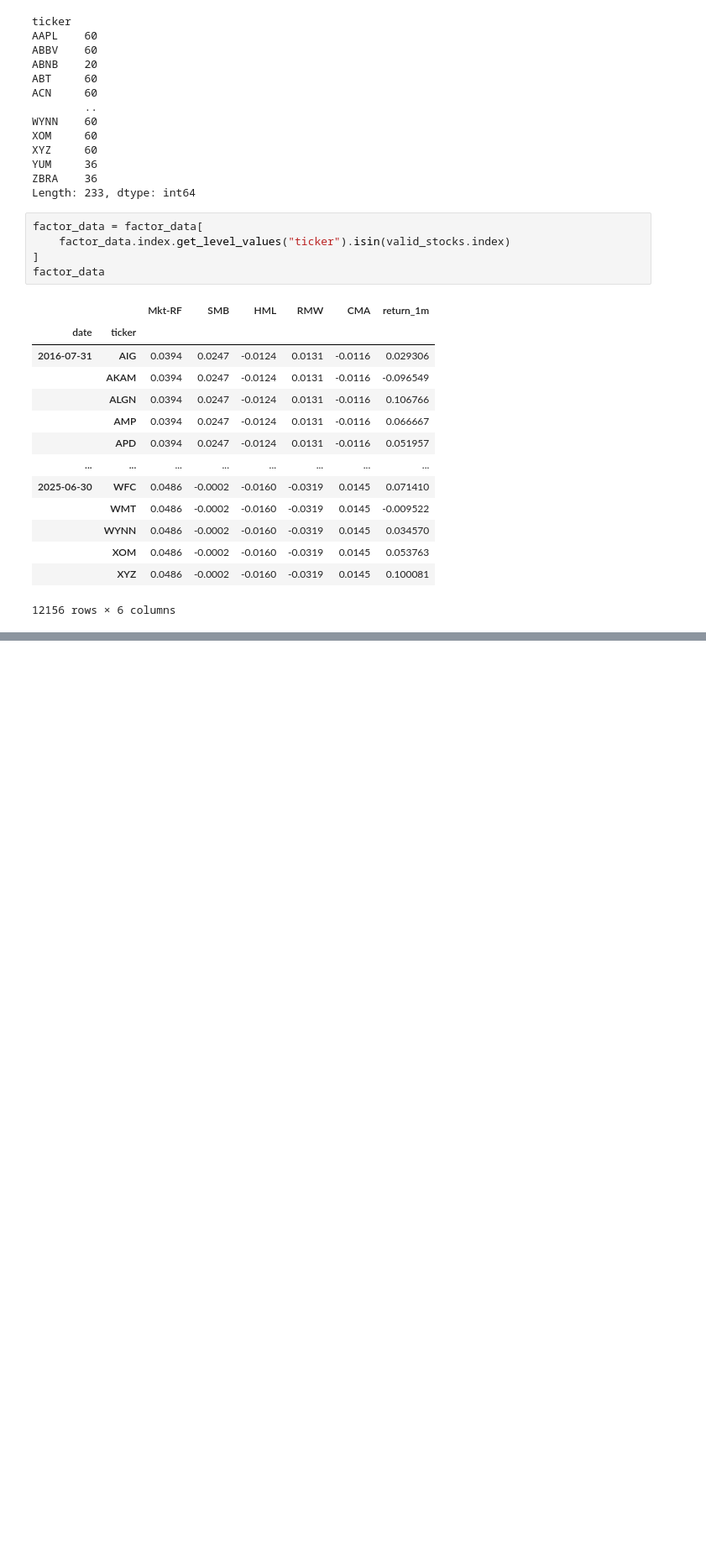
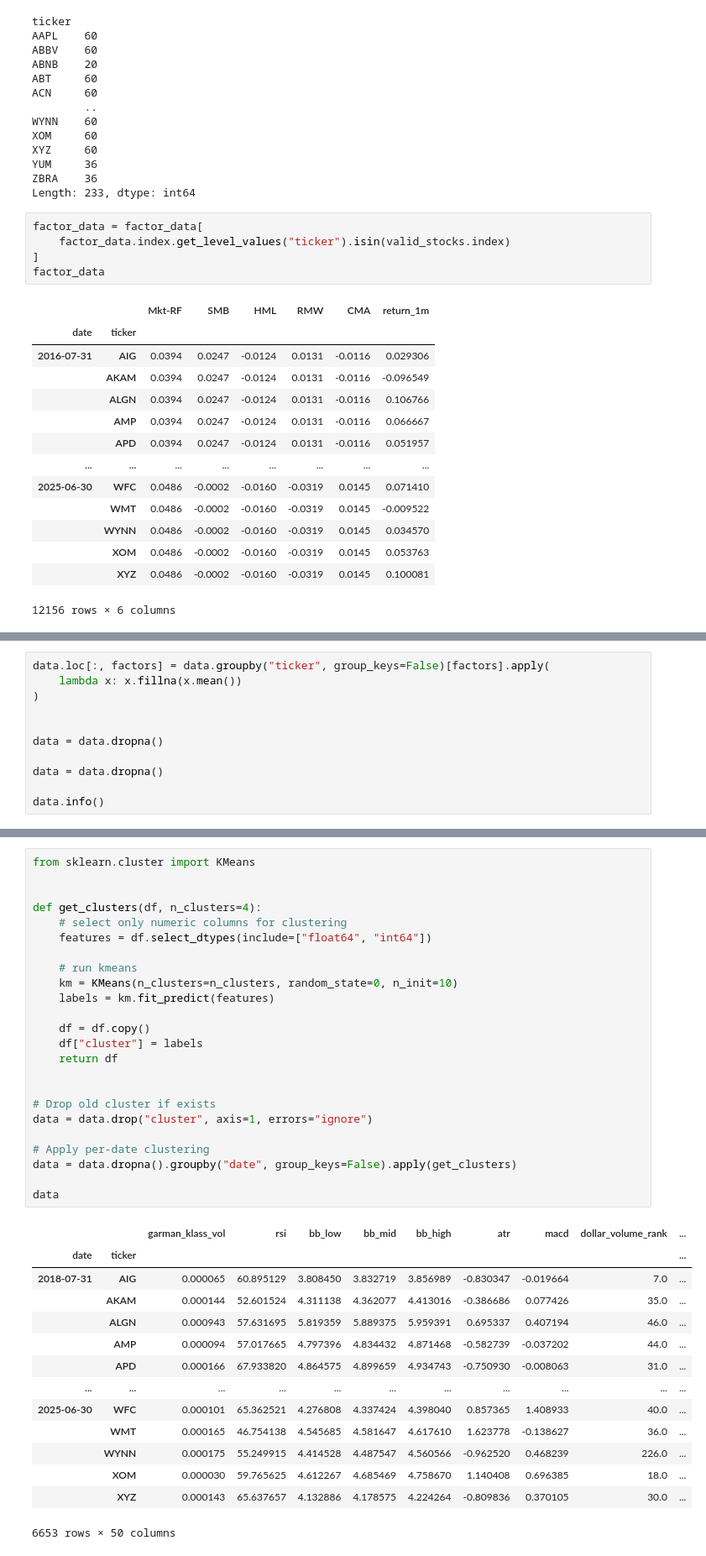
Before and after one commit to AmanSah17/Quantconnect_chatbot, a Jupyter notebook: 00_raw_data_visualaization.ipynb, the cells around one changed output, grey strips where cells are left out. Shown: that part at 84% size. Saved outputs shown, nothing was run; the diff lists cells and outputs as text; blank space fills up the shorter version.

Commit message:
KMean clustering

```diff
--- a/00_raw_data_visualaization.ipynb
+++ b/00_raw_data_visualaization.ipynb
@@ -651,0 +743,11 @@ factor_data
+# %%
+data.loc[:, factors] = data.groupby("ticker", group_keys=False)[factors].apply(
+    lambda x: x.fillna(x.mean())
+)
+
+
+data = data.dropna()
+
+data = data.dropna()
+
+data.info()
@@ -651,0 +800,39 @@ factor_data
+# %%
+from sklearn.cluster import KMeans
+
+
+def get_clusters(df, n_clusters=4):
+    # select only numeric columns for clustering
+    features = df.select_dtypes(include=["float64", "int64"])
+
+    # run kmeans
+    km = KMeans(n_clusters=n_clusters, random_state=0, n_init=10)
+    labels = km.fit_predict(features)
+
+    df = df.copy()
+    df["cluster"] = labels
+    return df
+
+
+# Drop old cluster if exists
+data = data.drop("cluster", axis=1, errors="ignore")
+
+# Apply per-date clustering
+data = data.dropna().groupby("date", group_keys=False).apply(get_clusters)
+
+data
+# %% [output]
+|  |  | garman_klass_vol | rsi | bb_low | bb_mid | bb_high | atr | macd | dollar_volume_rank | ... |
+| date | ticker |  |  |  |  |  |  |  |  | ... |
+| 2018-07-31 | AIG | 0.000065 | 60.895129 | 3.808450 | 3.832719 | 3.856989 | -0.830347 | -0.019664 | 7.0 | ... |
+|  | AKAM | 0.000144 | 52.601524 | 4.311138 | 4.362077 | 4.413016 | -0.386686 | 0.077426 | 35.0 | ... |
+|  | ALGN | 0.000943 | 57.631695 | 5.819359 | 5.889375 | 5.959391 | 0.695337 | 0.407194 | 46.0 | ... |
+|  | AMP | 0.000094 | 57.017665 | 4.797396 | 4.834432 | 4.871468 | -0.582739 | -0.037202 | 44.0 | ... |
+|  | APD | 0.000166 | 67.933820 | 4.864575 | 4.899659 | 4.934743 | -0.750930 | -0.008063 | 31.0 | ... |
+| ... | ... | ... | ... | ... | ... | ... | ... | ... | ... | ... |
+| 2025-06-30 | WFC | 0.000101 | 65.362521 | 4.276808 | 4.337424 | 4.398040 | 0.857365 | 1.408933 | 40.0 | ... |
+|  | WMT | 0.000165 | 46.754138 | 4.545685 | 4.581647 | 4.617610 | 1.623778 | -0.138627 | 36.0 | ... |
+|  | WYNN | 0.000175 | 55.249915 | 4.414528 | 4.487547 | 4.560566 | -0.962520 | 0.468239 | 226.0 | ... |
+|  | XOM | 0.000030 | 59.765625 | 4.612267 | 4.685469 | 4.758670 | 1.140408 | 0.696385 | 18.0 | ... |
+|  | XYZ | 0.000143 | 65.637657 | 4.132886 | 4.178575 | 4.224264 | -0.809836 | 0.370105 | 30.0 | ... |
+6653 rows × 50 columns
```
Also changed, not shown: parts of 9 cells of this notebook.
